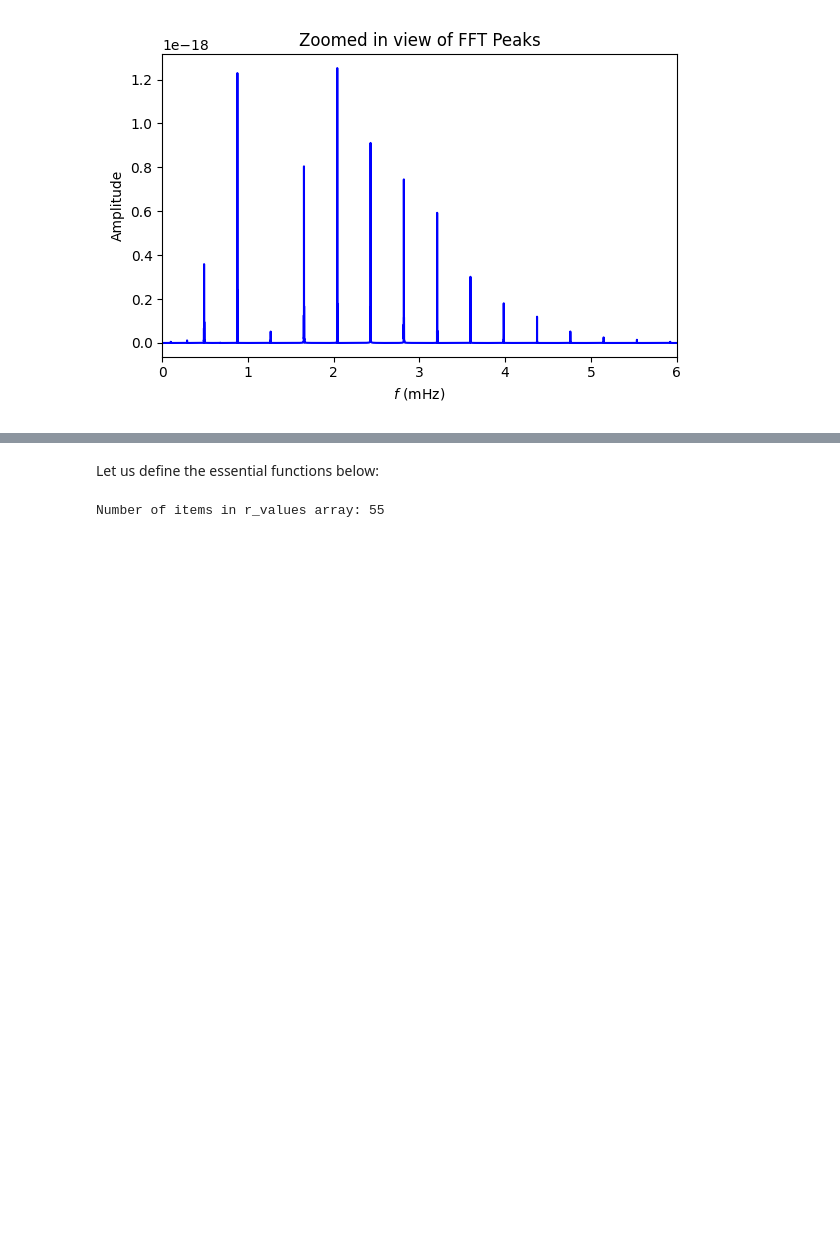
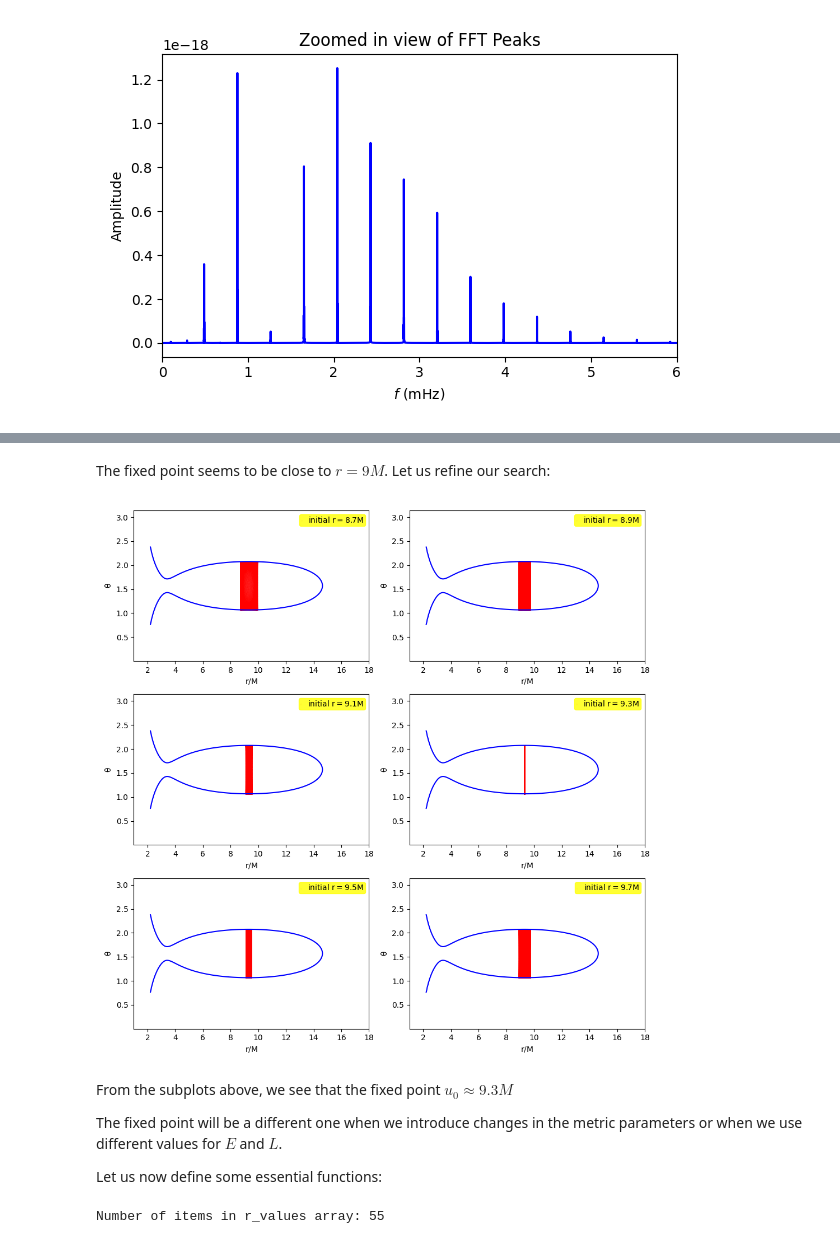
Before and after one commit to kul-arun/orbital-evolution-of-extreme-mass-ratio-inspirals, a Jupyter notebook: orbital_evolution_analysis.ipynb, the cells around one changed output, grey strips where cells are left out. Drawn from its saved outputs; the diff is of its cells as text; code cells hidden in the pictures; blank space fills up the shorter version.

```diff
--- a/orbital_evolution_analysis.ipynb
+++ b/orbital_evolution_analysis.ipynb
@@ -407,5 +436,18 @@ plt.show()
+# %% [markdown]
+The fixed point seems to be close to $r=9M$. Let us refine our search:
+# %%
+# refined values to evolve the orbits.
+refined_test_vals = np.round(np.arange(8.7, 9.8, 0.2), 2)
+
+generate_subplots(refined_test_vals)
+# %% [output]
+[figure, added]
 # %% [markdown]
-Let us define the essential functions below:
+From the subplots above, we see that the fixed point $u_0\approx9.3M$
+
+The fixed point will be a different one when we introduce changes in the metric parameters or when we use different values for $E$ and $L$.
+
+Let us now define some essential functions:
 # %%
 # function defines the event of crossing the equatorial plane.
 @njit
```
Also changed, not shown: parts of 7 cells of this notebook.
